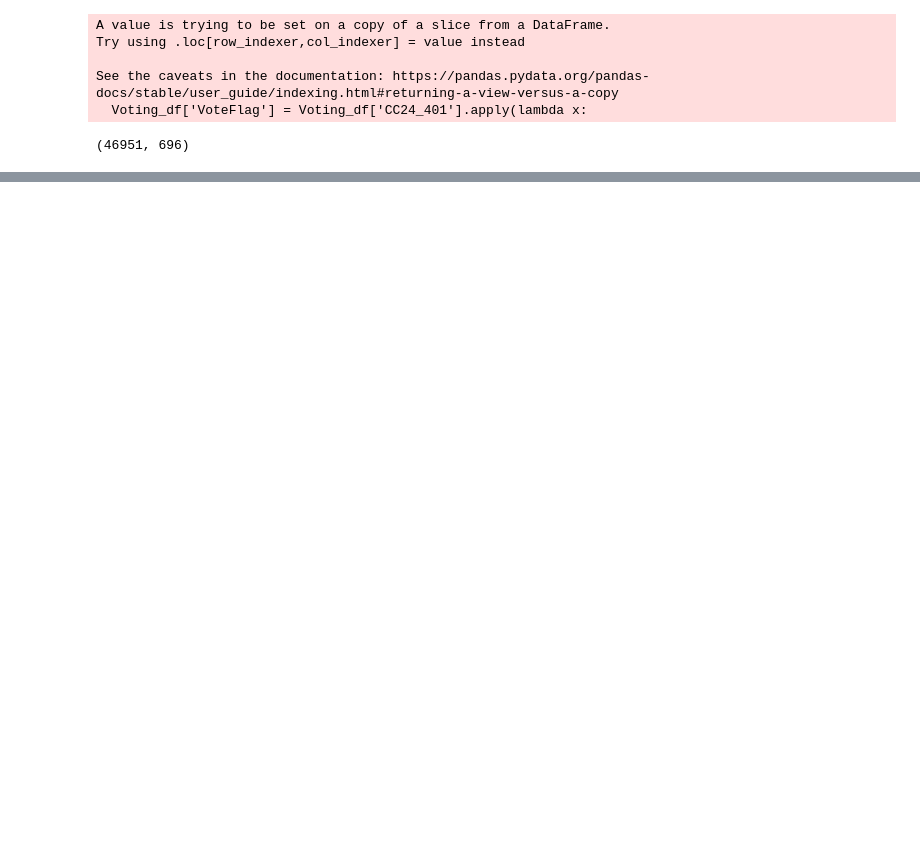
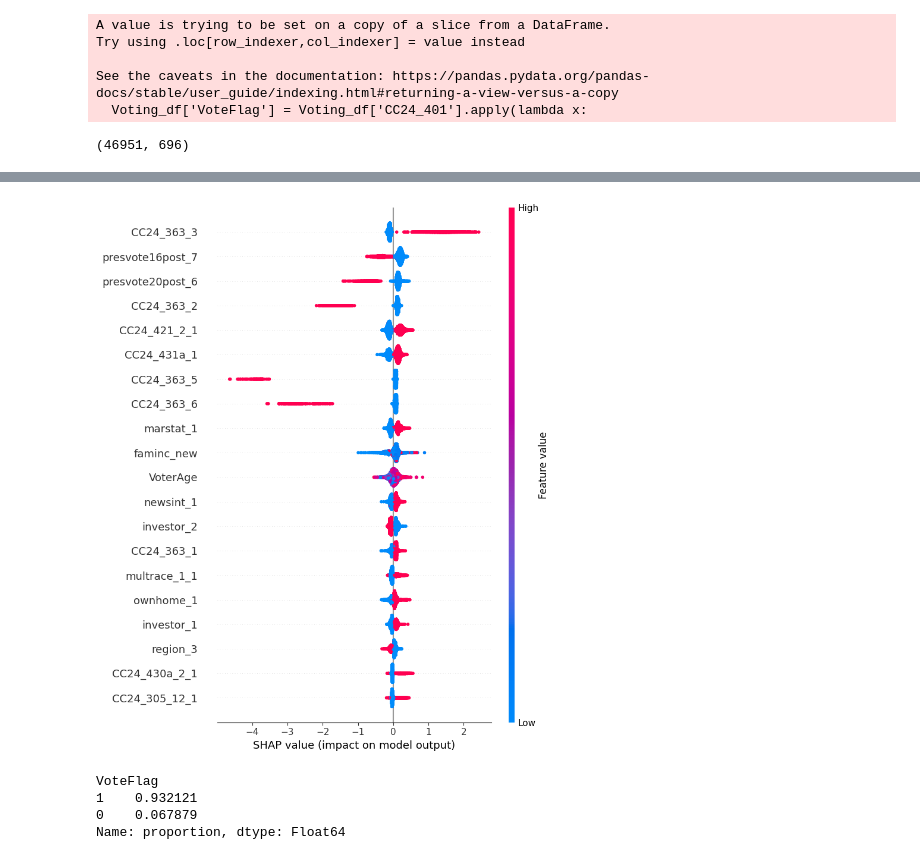
Before and after one commit to agtrinidad/s26-hnz-voter-predictors, a Jupyter notebook: g17_avery_workspace.ipynb, the cells around one changed output, grey strips where cells are left out. Saved outputs shown, nothing was run; the diff lists cells and outputs as text; code cells hidden in the pictures; blank space fills up the shorter version.

```diff
--- a/g17_avery_workspace.ipynb
+++ b/g17_avery_workspace.ipynb
@@ -1086,0 +1281,15 @@ full_features = [
+# %%
+# SHAP-based explanation of behaviors
+explainer = shap.TreeExplainer(xgb_model)
+shap_values = explainer(X_test)
+shap_values.feature_names = list(X_processed.columns)
+shap.summary_plot(shap_values, X_test)
+# %% [output]
+[figure, added]
+# %%
+filtered_df['VoteFlag'].value_counts(normalize=True)
+# %% [output]
+VoteFlag
+1    0.932121
+0    0.067879
+Name: proportion, dtype: Float64
```
Also changed, not shown: parts of 15 cells of this notebook.
